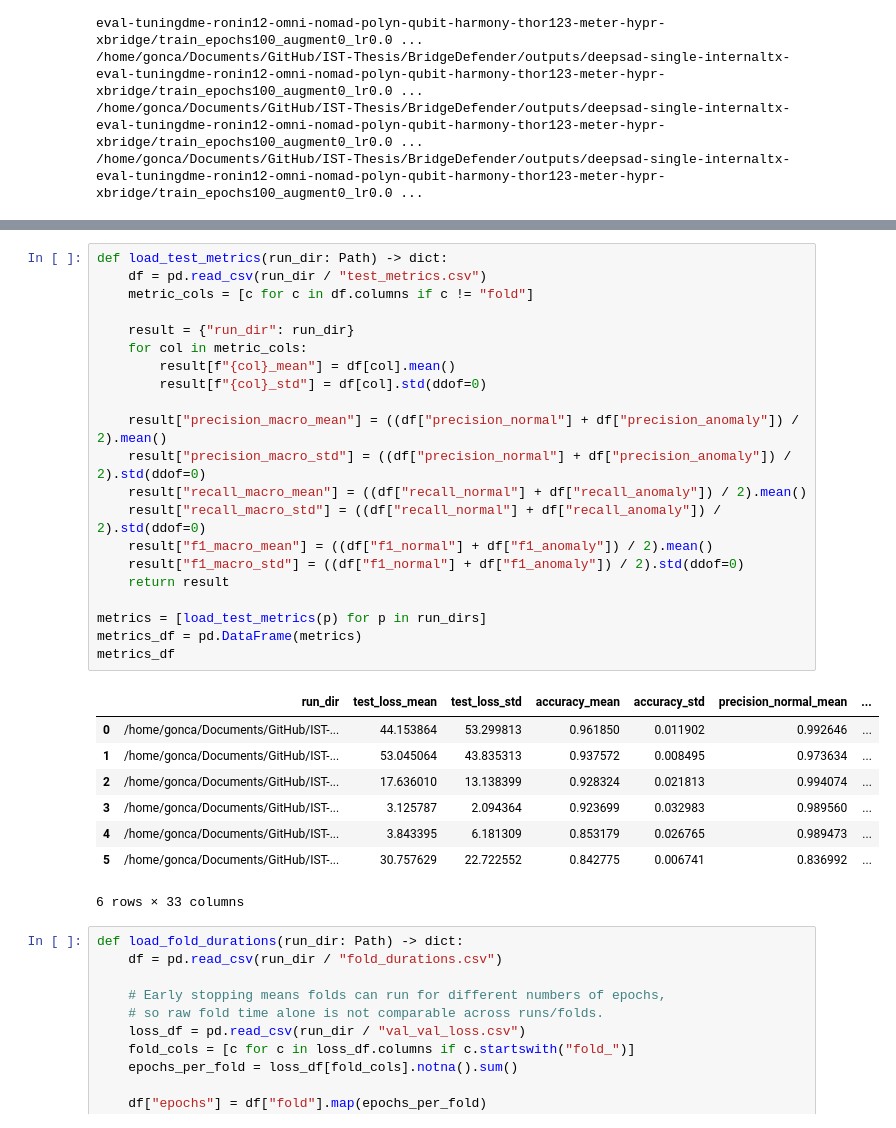
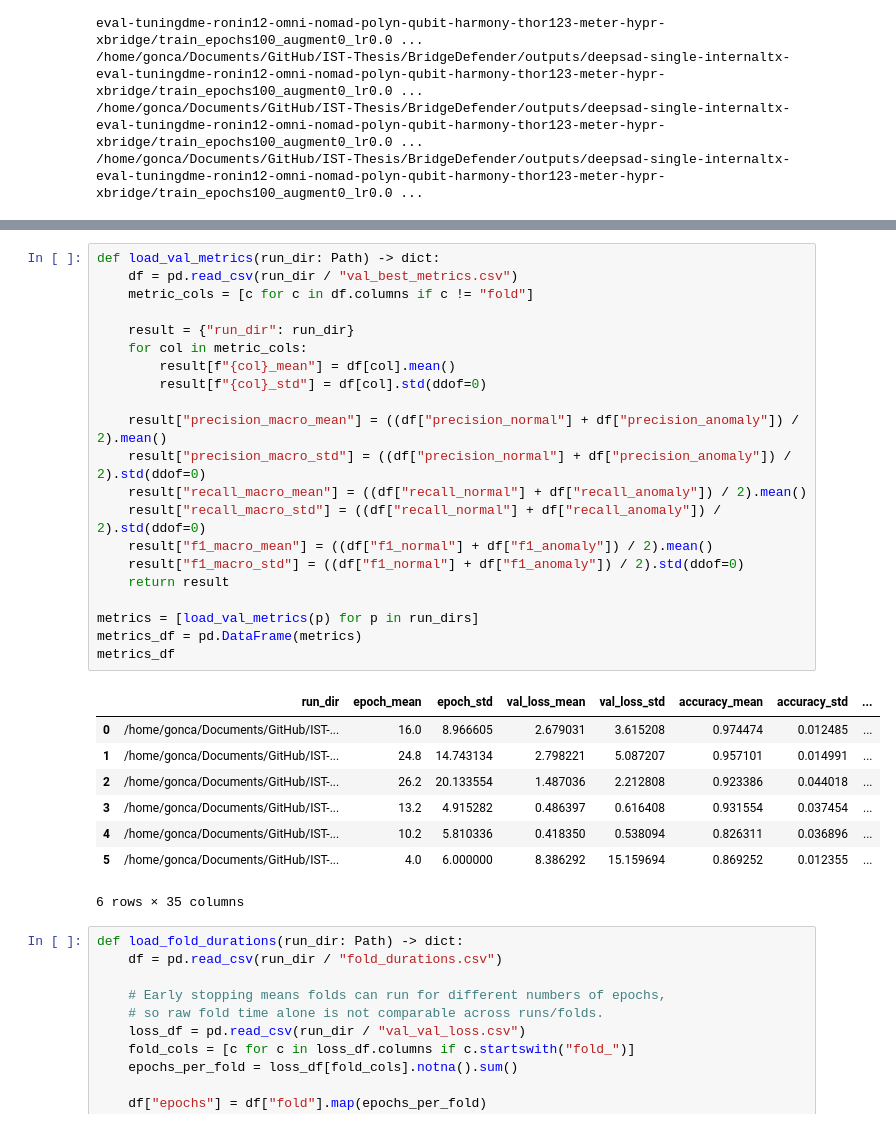
Before and after one commit to BridgeSentry/BridgeSentry, a Jupyter notebook: notebooks/dme_distribution_deepsad_20260805.ipynb, the cells around one changed output, grey strips where cells are left out. Drawn from its saved outputs; the diff is of its cells as text.

```diff
--- a/notebooks/dme_distribution_deepsad_20260805.ipynb
+++ b/notebooks/dme_distribution_deepsad_20260805.ipynb
@@ -402,35 +402,35 @@ configs_df
 | 4 | /home/gonca/Documents/GitHub/IST-... | train_epochs100_augment0_lr0.005_... | 1.7877 | 65 | 0.010039 | 1152 | 0.2014 |
 | 5 | /home/gonca/Documents/GitHub/IST-... | train_epochs100_augment0_lr0.005_... | 10.1624 | 33 | 0.005097 | 1152 | 0.2014 |
 # %%
-def load_test_metrics(run_dir: Path) -> dict:
-    df = pd.read_csv(run_dir / "test_metrics.csv")
+def load_val_metrics(run_dir: Path) -> dict:
+    df = pd.read_csv(run_dir / "val_best_metrics.csv")
     metric_cols = [c for c in df.columns if c != "fold"]
 
     result = {"run_dir": run_dir}
     for col in metric_cols:
         result[f"{col}_mean"] = df[col].mean()
         result[f"{col}_std"] = df[col].std(ddof=0)
 
     result["precision_macro_mean"] = ((df["precision_normal"] + df["precision_anomaly"]) / 2).mean()
     result["precision_macro_std"] = ((df["precision_normal"] + df["precision_anomaly"]) / 2).std(ddof=0)
     result["recall_macro_mean"] = ((df["recall_normal"] + df["recall_anomaly"]) / 2).mean()
     result["recall_macro_std"] = ((df["recall_normal"] + df["recall_anomaly"]) / 2).std(ddof=0)
     result["f1_macro_mean"] = ((df["f1_normal"] + df["f1_anomaly"]) / 2).mean()
     result["f1_macro_std"] = ((df["f1_normal"] + df["f1_anomaly"]) / 2).std(ddof=0)
     return result
 
-metrics = [load_test_metrics(p) for p in run_dirs]
+metrics = [load_val_metrics(p) for p in run_dirs]
 metrics_df = pd.DataFrame(metrics)
 metrics_df
 # %% [output]
-|  | run_dir | test_loss_mean | test_loss_std | accuracy_mean | accuracy_std | precision_normal_mean | ... |
-| 0 | /home/gonca/Documents/GitHub/IST-... | 44.153864 | 53.299813 | 0.961850 | 0.011902 | 0.992646 | ... |
-| 1 | /home/gonca/Documents/GitHub/IST-... | 53.045064 | 43.835313 | 0.937572 | 0.008495 | 0.973634 | ... |
-| 2 | /home/gonca/Documents/GitHub/IST-... | 17.636010 | 13.138399 | 0.928324 | 0.021813 | 0.994074 | ... |
-| 3 | /home/gonca/Documents/GitHub/IST-... | 3.125787 | 2.094364 | 0.923699 | 0.032983 | 0.989560 | ... |
-| 4 | /home/gonca/Documents/GitHub/IST-... | 3.843395 | 6.181309 | 0.853179 | 0.026765 | 0.989473 | ... |
-| 5 | /home/gonca/Documents/GitHub/IST-... | 30.757629 | 22.722552 | 0.842775 | 0.006741 | 0.836992 | ... |
+|  | run_dir | epoch_mean | epoch_std | val_loss_mean | val_loss_std | accuracy_mean | accuracy_std | ... |
+| 0 | /home/gonca/Documents/GitHub/IST-... | 16.0 | 8.966605 | 2.679031 | 3.615208 | 0.974474 | 0.012485 | ... |
+| 1 | /home/gonca/Documents/GitHub/IST-... | 24.8 | 14.743134 | 2.798221 | 5.087207 | 0.957101 | 0.014991 | ... |
+| 2 | /home/gonca/Documents/GitHub/IST-... | 26.2 | 20.133554 | 1.487036 | 2.212808 | 0.923386 | 0.044018 | ... |
+| 3 | /home/gonca/Documents/GitHub/IST-... | 13.2 | 4.915282 | 0.486397 | 0.616408 | 0.931554 | 0.037454 | ... |
+| 4 | /home/gonca/Documents/GitHub/IST-... | 10.2 | 5.810336 | 0.418350 | 0.538094 | 0.826311 | 0.036896 | ... |
+| 5 | /home/gonca/Documents/GitHub/IST-... | 4.0 | 6.000000 | 8.386292 | 15.159694 | 0.869252 | 0.012355 | ... |
-6 rows × 33 columns
+6 rows × 35 columns
 # %%
 def load_fold_durations(run_dir: Path) -> dict:
     df = pd.read_csv(run_dir / "fold_durations.csv")
```
Also changed, not shown: parts of 11 cells of this notebook, 1 other file.
